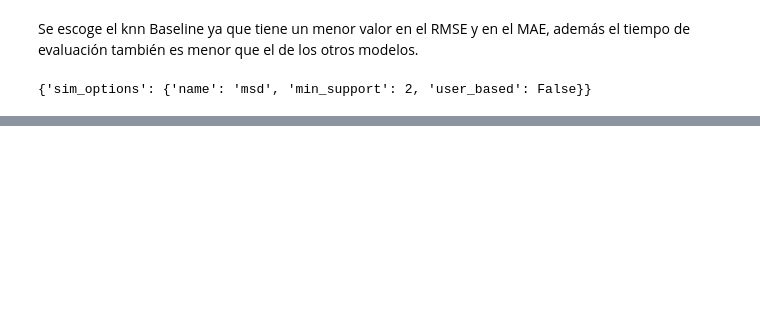
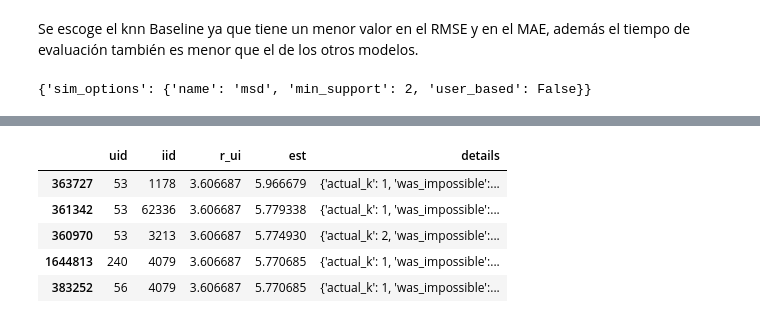
Before and after one commit to LorenaGiVa/Caso---Marketing, a Jupyter notebook: c_modelos.ipynb, the cells around one changed output, grey strips where cells are left out. Cells and saved outputs as stored; diff of their text form; code cells hidden in the pictures; blank space fills up the shorter version.

```diff
--- a/c_modelos.ipynb
+++ b/c_modelos.ipynb
@@ -501,0 +539,9 @@ gs_model=gridsearchKNNWithBaseline.best_estimator['rmse'] ### mejor estimador de
+# %%
+predictions_df.sort_values(by='est',ascending=False).head()
+# %% [output]
+|  | uid | iid | r_ui | est | details |
+| 363727 | 53 | 1178 | 3.606687 | 5.966679 | {'actual_k': 1, 'was_impossible':... |
+| 361342 | 53 | 62336 | 3.606687 | 5.779338 | {'actual_k': 1, 'was_impossible':... |
+| 360970 | 53 | 3213 | 3.606687 | 5.774930 | {'actual_k': 2, 'was_impossible':... |
+| 1644813 | 240 | 4079 | 3.606687 | 5.770685 | {'actual_k': 1, 'was_impossible':... |
+| 383252 | 56 | 4079 | 3.606687 | 5.770685 | {'actual_k': 1, 'was_impossible':... |
```
Also changed, not shown: parts of 14 cells of this notebook.
